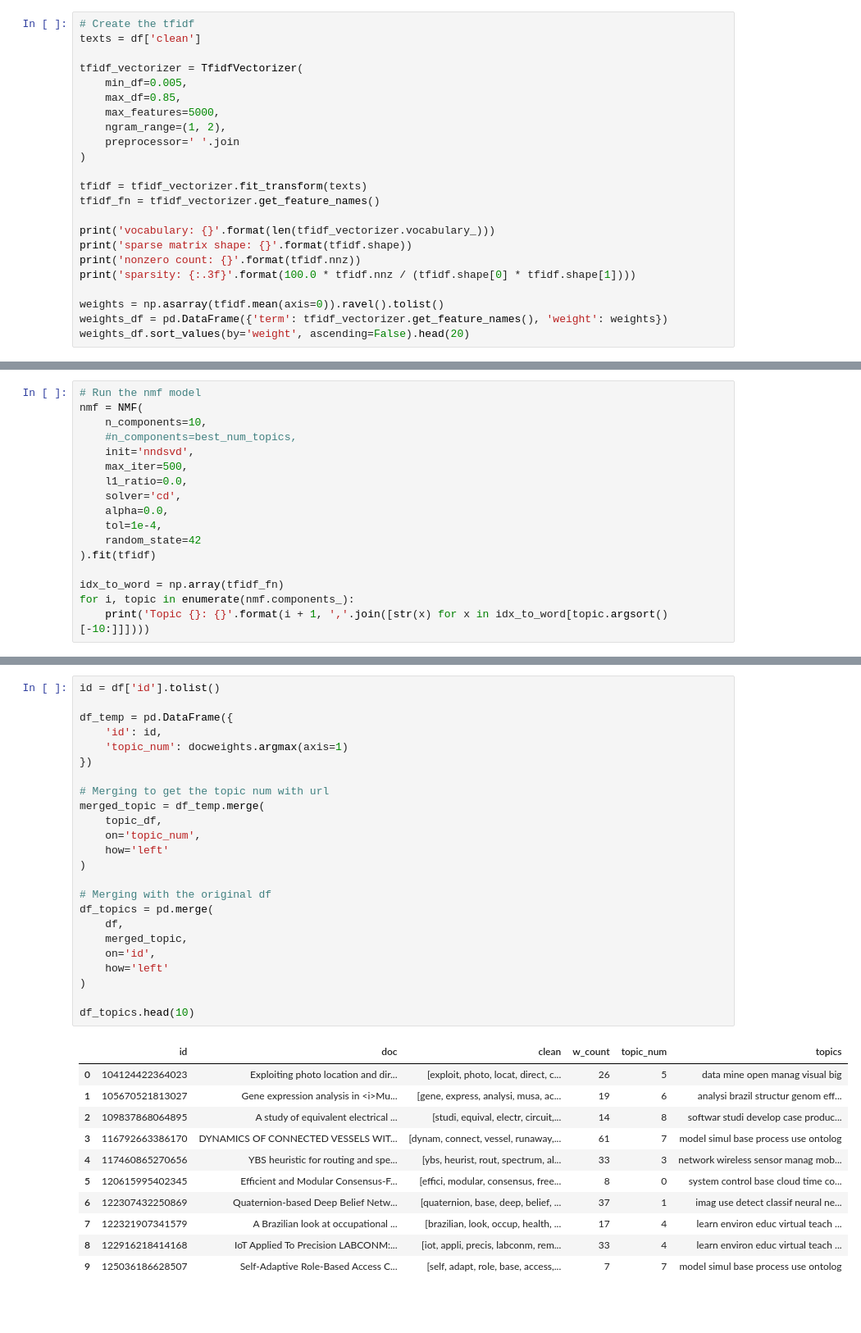
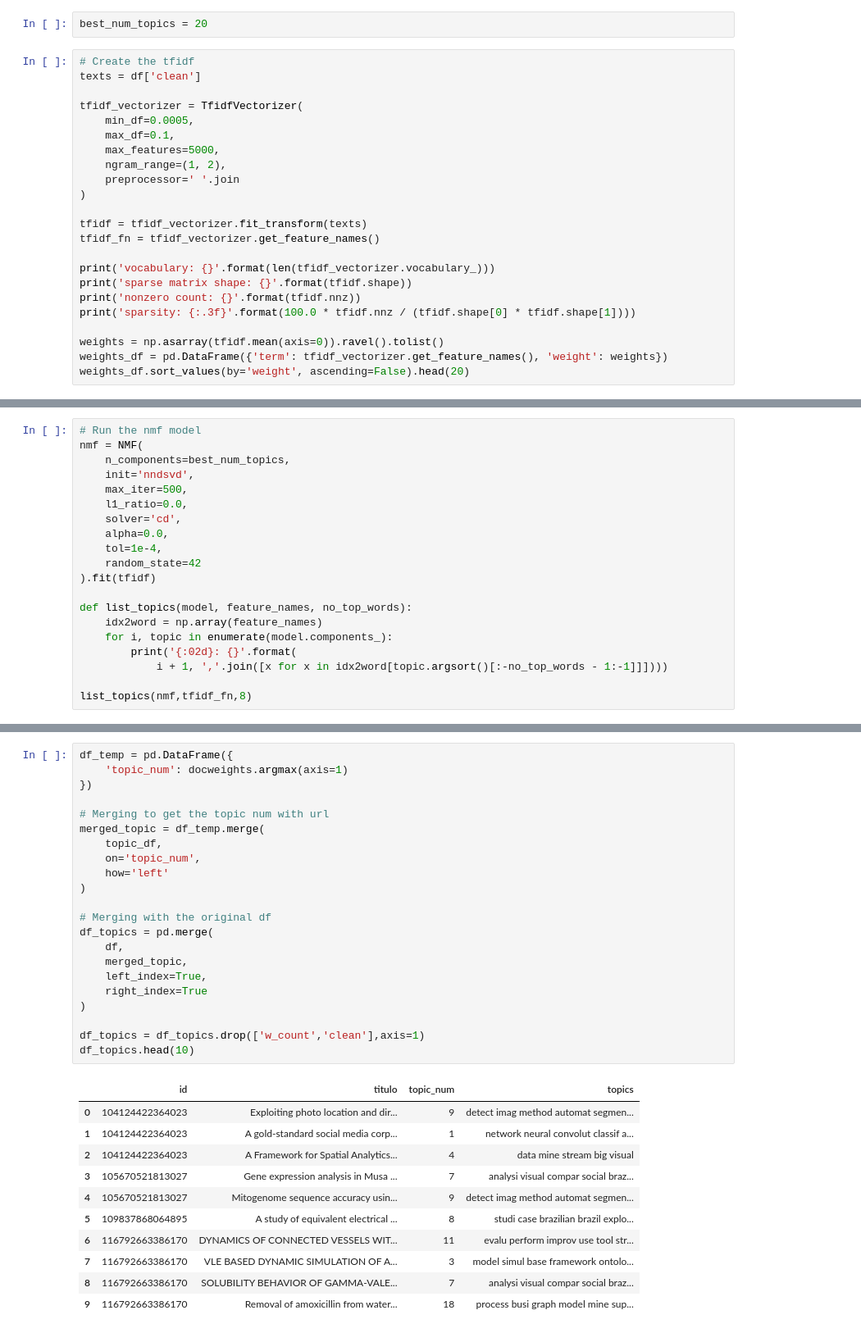
Before and after one commit to ufsj-labPi/cluwords-lattes, a Jupyter notebook: modeling.ipynb, the cells around one changed output, grey strips where cells are left out. Shown at 82% size. Cells and saved outputs as stored; diff of their text form; blank space fills up the shorter version.

```diff
--- a/modeling.ipynb
+++ b/modeling.ipynb
@@ -135,10 +139,12 @@ Time: 3.85 mins
+# %%
+best_num_topics = 20
 # %%
 # Create the tfidf
 texts = df['clean']
 
 tfidf_vectorizer = TfidfVectorizer(
-    min_df=0.005,
-    max_df=0.85,
+    min_df=0.0005,
+    max_df=0.1,
     max_features=5000,
     ngram_range=(1, 2),
     preprocessor=' '.join
@@ -180,8 +186,7 @@ sparsity: 1.663
 # %%
 # Run the nmf model
 nmf = NMF(
-    n_components=10,
-    #n_components=best_num_topics,
+    n_components=best_num_topics,
     init='nndsvd',
     max_iter=500,
     l1_ratio=0.0,
@@ -191,7 +196,11 @@ nmf = NMF(
     random_state=42
 ).fit(tfidf)
 
-idx_to_word = np.array(tfidf_fn)
-for i, topic in enumerate(nmf.components_):
-    print('Topic {}: {}'.format(i + 1, ','.join([str(x) for x in idx_to_word[topic.argsort()[-10:]]])))
+def list_topics(model, feature_names, no_top_words):
+    idx2word = np.array(feature_names)
+    for i, topic in enumerate(model.components_):
+        print('{:02d}: {}'.format(
+            i + 1, ','.join([x for x in idx2word[topic.argsort()[:-no_top_words - 1:-1]]])))
+
+list_topics(nmf,tfidf_fn,8)
 # %% [output]
@@ -279,39 +304,37 @@ topic_df.head()
 # %%
-id = df['id'].tolist()
-
 df_temp = pd.DataFrame({
-    'id': id,
     'topic_num': docweights.argmax(axis=1)
 })
 
 # Merging to get the topic num with url
 merged_topic = df_temp.merge(
     topic_df,
     on='topic_num',
     how='left'
 )
 
 # Merging with the original df
 df_topics = pd.merge(
     df,
     merged_topic,
-    on='id',
-    how='left'
+    left_index=True,
+    right_index=True
 )
 
+df_topics = df_topics.drop(['w_count','clean'],axis=1)
 df_topics.head(10)
 # %% [output]
-|  | id | doc | clean | w_count | topic_num | topics |
-| 0 | 104124422364023 | Exploiting photo location and dir... | [exploit, photo, locat, direct, c... | 26 | 5 | data mine open manag visual big |
-| 1 | 105670521813027 | Gene expression analysis in <i>Mu... | [gene, express, analysi, musa, ac... | 19 | 6 | analysi brazil structur genom eff... |
-| 2 | 109837868064895 | A study of equivalent electrical ... | [studi, equival, electr, circuit,... | 14 | 8 | softwar studi develop case produc... |
-| 3 | 116792663386170 | DYNAMICS OF CONNECTED VESSELS WIT... | [dynam, connect, vessel, runaway,... | 61 | 7 | model simul base process use ontolog |
-| 4 | 117460865270656 | YBS heuristic for routing and spe... | [ybs, heurist, rout, spectrum, al... | 33 | 3 | network wireless sensor manag mob... |
-| 5 | 120615995402345 | Efficient and Modular Consensus-F... | [effici, modular, consensus, free... | 8 | 0 | system control base cloud time co... |
-| 6 | 122307432250869 | Quaternion-based Deep Belief Netw... | [quaternion, base, deep, belief, ... | 37 | 1 | imag use detect classif neural ne... |
-| 7 | 122321907341579 | A Brazilian look at occupational ... | [brazilian, look, occup, health, ... | 17 | 4 | learn environ educ virtual teach ... |
-| 8 | 122916218414168 | IoT Applied To Precision LABCONM:... | [iot, appli, precis, labconm, rem... | 33 | 4 | learn environ educ virtual teach ... |
-| 9 | 125036186628507 | Self-Adaptive Role-Based Access C... | [self, adapt, role, base, access,... | 7 | 7 | model simul base process use ontolog |
+|  | id | titulo | topic_num | topics |
+| 0 | 104124422364023 | Exploiting photo location and dir... | 9 | detect imag method automat segmen... |
+| 1 | 104124422364023 | A gold-standard social media corp... | 1 | network neural convolut classif a... |
+| 2 | 104124422364023 | A Framework for Spatial Analytics... | 4 | data mine stream big visual |
+| 3 | 105670521813027 | Gene expression analysis in Musa ... | 7 | analysi visual compar social braz... |
+| 4 | 105670521813027 | Mitogenome sequence accuracy usin... | 9 | detect imag method automat segmen... |
+| 5 | 109837868064895 | A study of equivalent electrical ... | 8 | studi case brazilian brazil explo... |
+| 6 | 116792663386170 | DYNAMICS OF CONNECTED VESSELS WIT... | 11 | evalu perform improv use tool str... |
+| 7 | 116792663386170 | VLE BASED DYNAMIC SIMULATION OF A... | 3 | model simul base framework ontolo... |
+| 8 | 116792663386170 | SOLUBILITY BEHAVIOR OF GAMMA-VALE... | 7 | analysi visual compar social braz... |
+| 9 | 116792663386170 | Removal of amoxicillin from water... | 18 | process busi graph model mine sup... |
 # %%
 # Showing the 3 matrices we get witn nmf
 A = tfidf_vectorizer.transform(texts)
```
Also changed, not shown: parts of 14 cells of this notebook, 14 other files.
